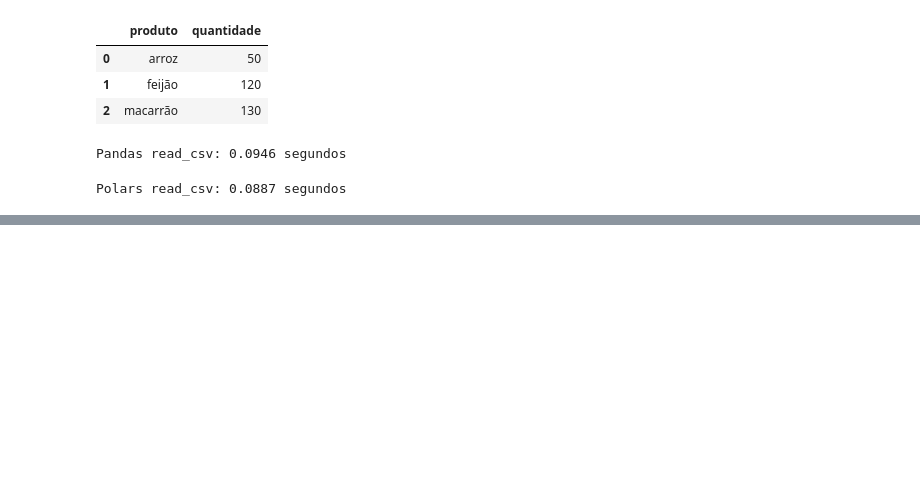
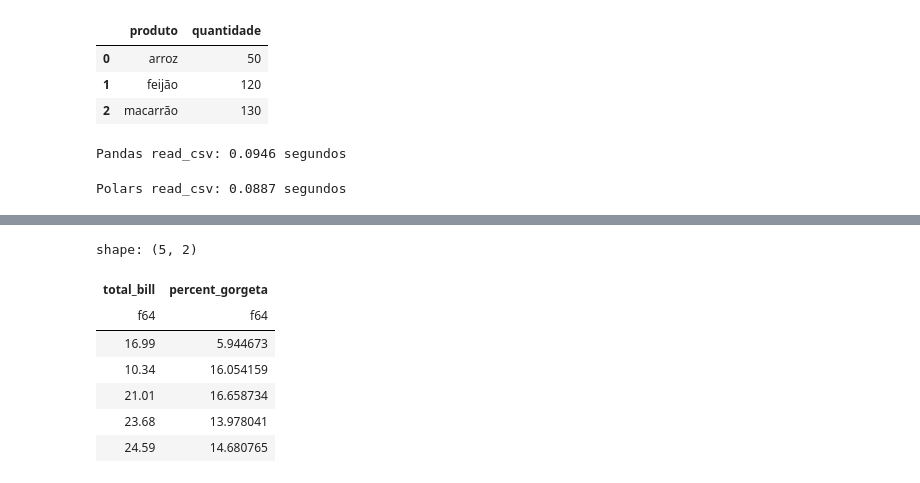
Before and after one commit to leandroclv/polars_udemy, a Jupyter notebook: introducao.ipynb, the cells around one changed output, grey strips where cells are left out. Drawn from its saved outputs; the diff is of its cells as text; code cells hidden in the pictures; blank space fills up the shorter version.

```diff
--- a/introducao.ipynb
+++ b/introducao.ipynb
@@ -163,0 +176,12 @@ Polars read_csv: 0.0887 segundos
+# %%
+#Usando expressões (permite operações no select)
+df.select([pl.col('total_bill'), (pl.col('tip') / pl.col('total_bill')*100).alias('percent_gorgeta')]).head()
+# %% [output]
+shape: (5, 2)
+| total_bill | percent_gorgeta |
+| f64 | f64 |
+| 16.99 | 5.944673 |
+| 10.34 | 16.054159 |
+| 21.01 | 16.658734 |
+| 23.68 | 13.978041 |
+| 24.59 | 14.680765 |
```
Also changed, not shown: parts of 3 cells of this notebook.
